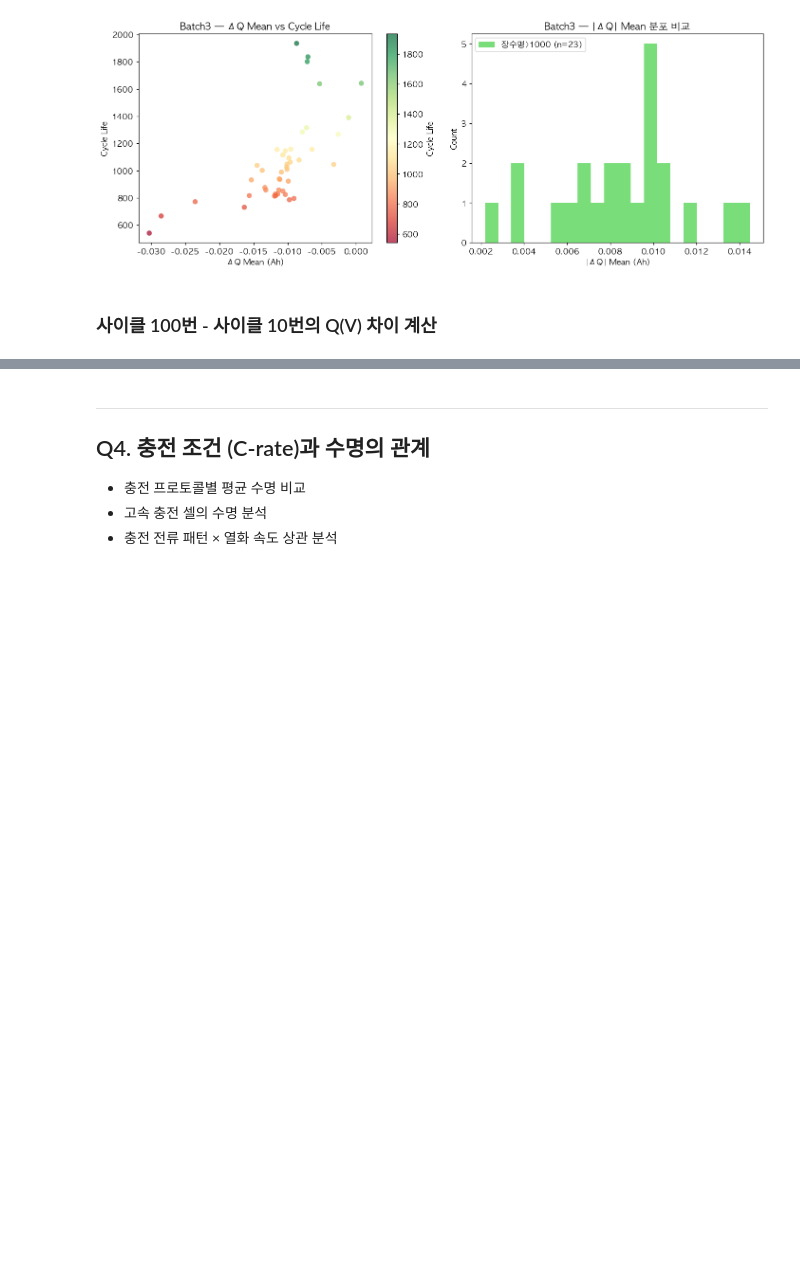
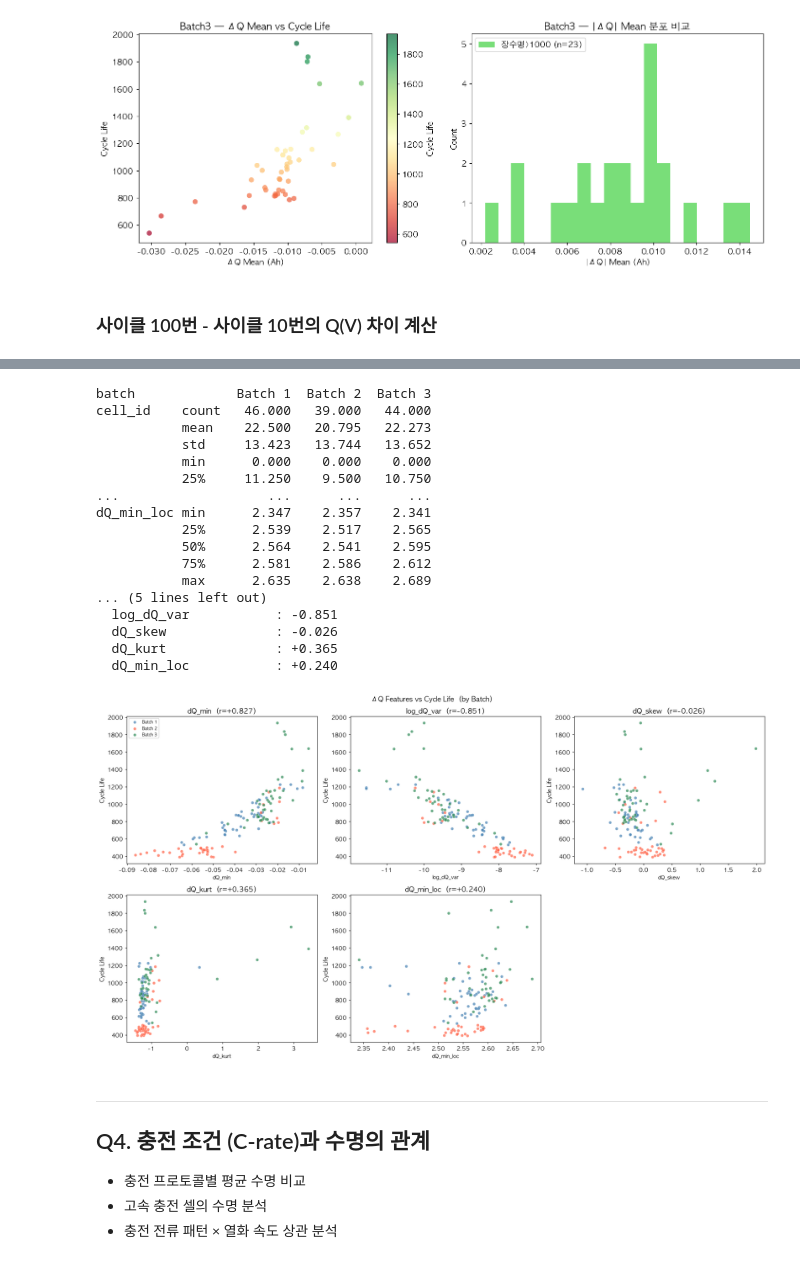
Before and after one commit to rieioa/ESS, a Jupyter notebook: EDA/ESS_EDA.ipynb, the cells around one changed output, grey strips where cells are left out. Saved outputs shown, nothing was run; the diff lists cells and outputs as text; code cells hidden in the pictures; blank space fills up the shorter version.

```diff
--- a/EDA/ESS_EDA.ipynb
+++ b/EDA/ESS_EDA.ipynb
@@ -749,5 +763,6 @@ for bname, dq in [('Batch 1', dQ1), ('Batch 2', dQ2), ('Batch 3', dQ3)]:
 # %%
 # ── 3. ΔQ 통계 피처 추출 ─────────────────────────────────────
+
 def dQ_features(dq_list, batch_name):
     rows = []
     for d in dq_list:
@@ -776,34 +791,53 @@ print(feat_all.groupby('batch').describe().round(3).T)
 # ── 피처별 cycle_life 산점도 (3 / 2 배치) ────────────────────
 feat_cols  = ['dQ_min', 'log_dQ_var', 'dQ_skew', 'dQ_kurt', 'dQ_min_loc']
 colors_map = {'Batch 1': 'steelblue', 'Batch 2': 'tomato', 'Batch 3': 'seagreen'}
 
 fig, axes = plt.subplots(2, 3, figsize=(18, 10))
 # 마지막 칸(2행 3열) 비우기
 axes[1, 2].set_visible(False)
 ax_list = [axes[0,0], axes[0,1], axes[0,2], axes[1,0], axes[1,1]]
 
 for ax, col in zip(ax_list, feat_cols):
     for bname, grp in feat_all.groupby('batch'):
         ax.scatter(grp[col], grp['cycle_life'],
                    label=bname, alpha=0.7, s=30,
                    color=colors_map[bname], edgecolors='white', linewidths=0.3)
     r = feat_all[col].corr(feat_all['cycle_life'])
     ax.set_xlabel(col, fontsize=10)
     ax.set_ylabel('Cycle Life')
     ax.set_title(f'{col}  (r={r:+.3f})')
 
 ax_list[0].legend(fontsize=8)
 
 # Pearson r 출력
 print("\n[피처 × cycle_life  Pearson r  (전체 배치 합산)]")
 for col in feat_cols:
     r = feat_all[col].corr(feat_all['cycle_life'])
     print(f"  {col:20s} : {r:+.3f}")
 
 plt.suptitle('ΔQ Features vs Cycle Life  (by Batch)',
-             fontsize=13, fontweight='bold')
+             fontsize=14, fontweight='bold')
 plt.tight_layout()
 plt.show()
+# %% [output]
+batch             Batch 1  Batch 2  Batch 3
+cell_id    count   46.000   39.000   44.000
+           mean    22.500   20.795   22.273
+           std     13.423   13.744   13.652
+           min      0.000    0.000    0.000
+           25%     11.250    9.500   10.750
+...                   ...      ...      ...
+dQ_min_loc min      2.347    2.357    2.341
+           25%      2.539    2.517    2.565
+           50%      2.564    2.541    2.595
+           75%      2.581    2.586    2.612
+           max      2.635    2.638    2.689
+... (5 lines left out)
+  log_dQ_var           : -0.851
+  dQ_skew              : -0.026
+  dQ_kurt              : +0.365
+  dQ_min_loc           : +0.240
+[figure, added]
 # %% [markdown]
 ---
 ## Q4. 충전 조건 (C-rate)과 수명의 관계
```
Also changed, not shown: parts of 10 cells of this notebook.
